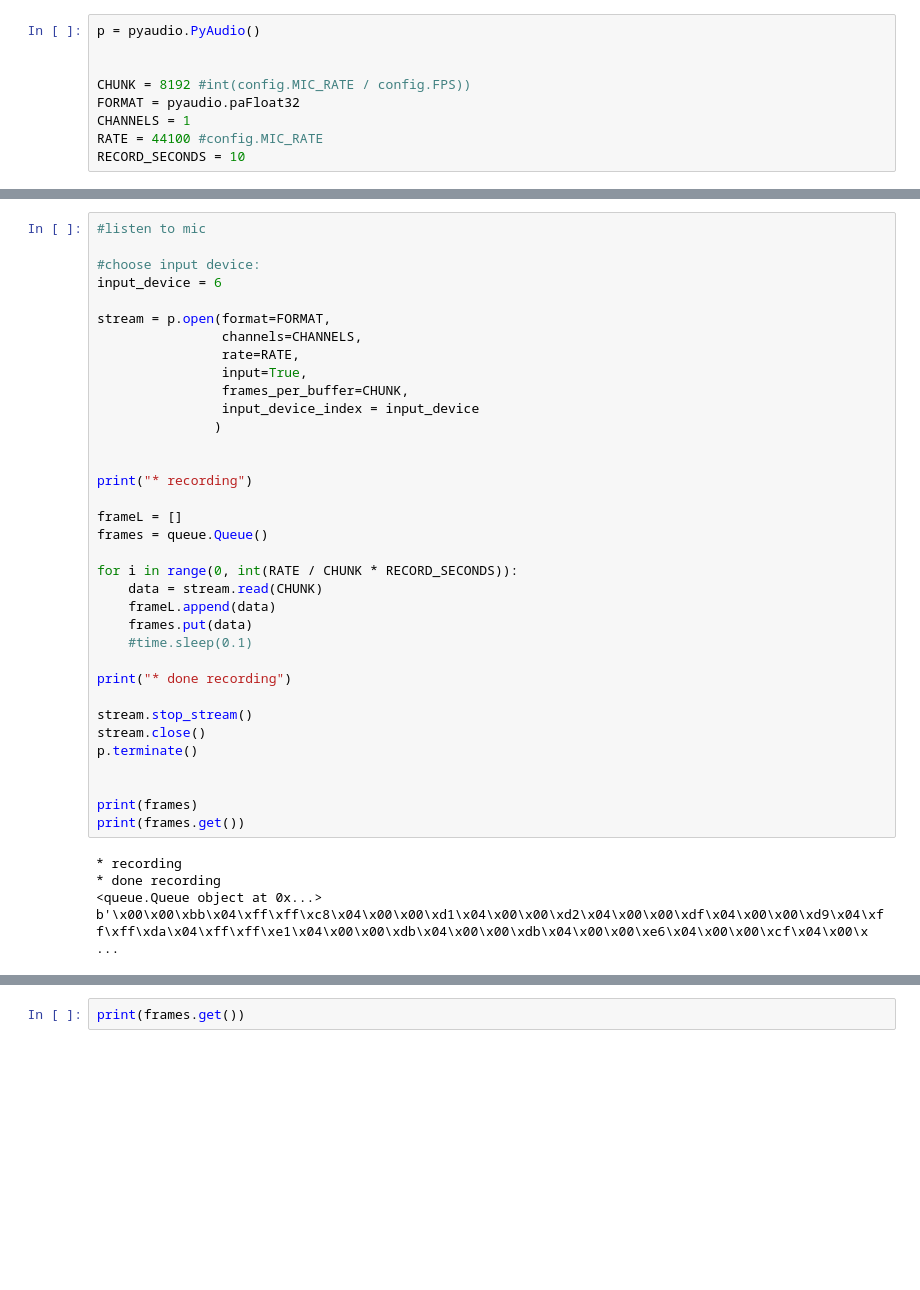
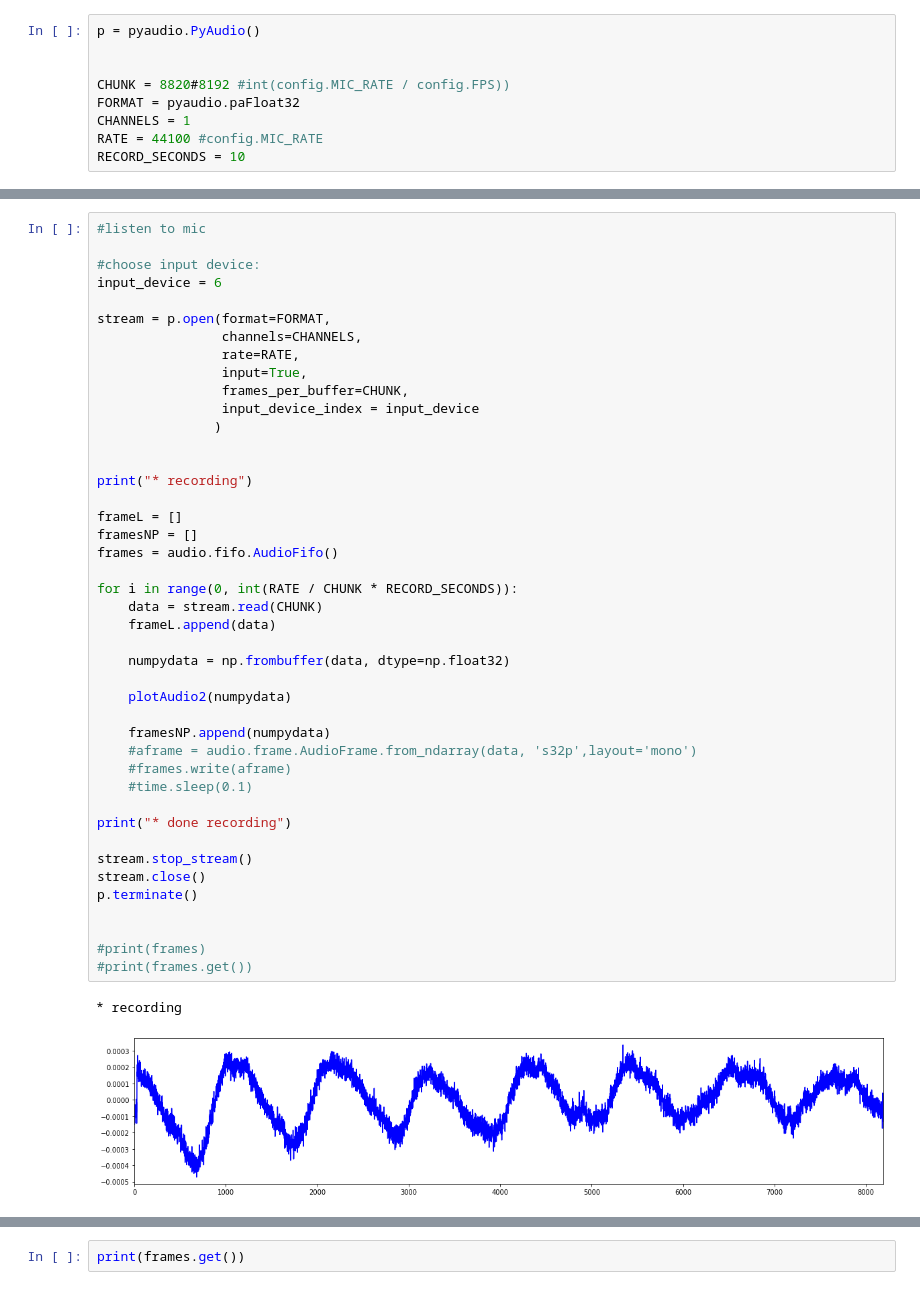
Before and after one commit to kilometersvi/LiveVis, a Jupyter notebook: mictest.ipynb, the cells around one changed output, grey strips where cells are left out. Drawn from its saved outputs; the diff is of its cells as text; blank space fills up the shorter version.

```diff
--- a/mictest.ipynb
+++ b/mictest.ipynb
@@ -6,7 +15,7 @@ import queue
 p = pyaudio.PyAudio()
 
 
-CHUNK = 8192 #int(config.MIC_RATE / config.FPS))
+CHUNK = 8820#8192 #int(config.MIC_RATE / config.FPS))
 FORMAT = pyaudio.paFloat32
 CHANNELS = 1
 RATE = 44100 #config.MIC_RATE
@@ -33,37 +42,43 @@ Input Device id  14  -  default
 #choose input device:
 input_device = 6
 
 stream = p.open(format=FORMAT,
                 channels=CHANNELS,
                 rate=RATE,
                 input=True,
                 frames_per_buffer=CHUNK,
                 input_device_index = input_device
                )
 
 
 print("* recording")
 
 frameL = []
-frames = queue.Queue()
+framesNP = []
+frames = audio.fifo.AudioFifo()
 
 for i in range(0, int(RATE / CHUNK * RECORD_SECONDS)):
     data = stream.read(CHUNK)
     frameL.append(data)
-    frames.put(data)
+
+    numpydata = np.frombuffer(data, dtype=np.float32)
+
+    plotAudio2(numpydata)
+
+    framesNP.append(numpydata)
+    #aframe = audio.frame.AudioFrame.from_ndarray(data, 's32p',layout='mono')
+    #frames.write(aframe)
     #time.sleep(0.1)
 
 print("* done recording")
 
 stream.stop_stream()
 stream.close()
 p.terminate()
 
 
-print(frames)
-print(frames.get())
+#print(frames)
+#print(frames.get())
 # %% [output]
 * recording
-* done recording
-<queue.Queue object at 0x...>
-b'\x00\x00\xbb\x04\xff\xff\xc8\x04\x00\x00\xd1\x04\x00\x00\xd2\x04\x00\x00\xdf\x04\x00\x00\xd9\x04\xff\xff\xda\x04\xff\xff\xe1\x04\x00\x00\xdb\x04\x00\x00\xdb\x04\x00\x00\xe6\x04\x00\x00\xcf\x04\x00\x ...
+[figure, added]
```
Also changed, not shown: parts of 10 cells of this notebook, 21 other files.
